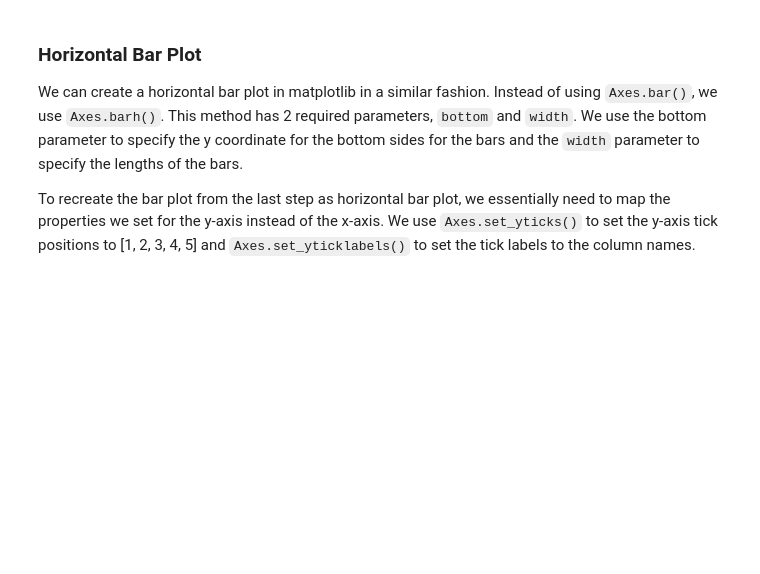
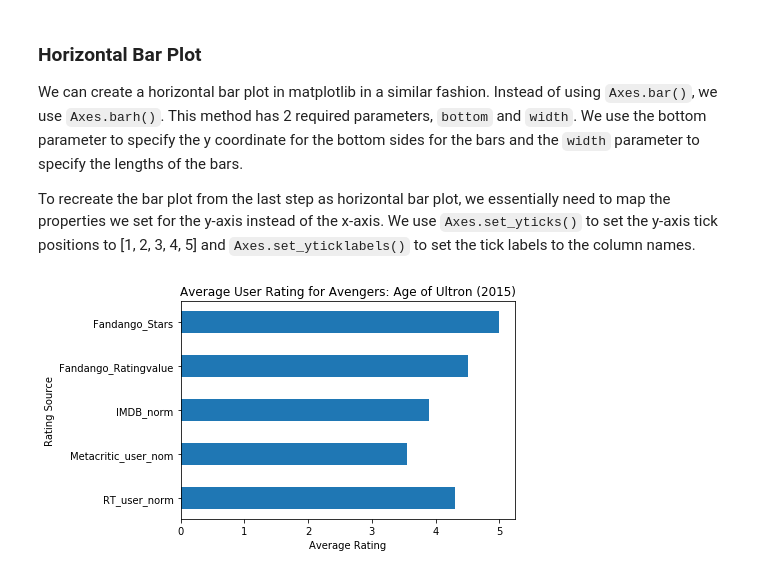
Before and after one commit to txkhaund/Dataquest_DS_path, a Jupyter notebook: Missions/2. Data Analysis and Visualization/2. Exploratory Data Visualization/3. Bar Plots And Scatter Plots.ipynb, the cells around one changed output. Saved outputs shown, nothing was run; the diff lists cells and outputs as text; code cells hidden in the pictures; blank space fills up the shorter version.

```diff
--- a/Missions/2. Data Analysis and Visualization/2. Exploratory Data Visualization/3. Bar Plots And Scatter Plots.ipynb
+++ b/Missions/2. Data Analysis and Visualization/2. Exploratory Data Visualization/3. Bar Plots And Scatter Plots.ipynb
@@ -107,16 +107,18 @@ We can create a horizontal bar plot in matplotlib in a similar fashion. Instead
 To recreate the bar plot from the last step as horizontal bar plot, we essentially need to map the properties we set for the y-axis instead of the x-axis. We use `Axes.set_yticks()` to set the y-axis tick positions to [1, 2, 3, 4, 5] and `Axes.set_yticklabels()` to set the tick labels to the column names.
 # %%
 num_cols = ["RT_user_norm", "Metacritic_user_nom", "IMDB_norm", "Fandango_Ratingvalue", "Fandango_Stars"]
-bar_heights = norm_reviews[num_cols].iloc[0].values
+bar_widths = norm_reviews[num_cols].iloc[0].values
 bar_positions = arange(5) + 1
 tick_positions = range(1,6)
 fig, ax = plt.subplots()
 
-ax.bar(bar_positions, bar_heights, 0.5)
-ax.set_xticks(tick_positions)
-ax.set_xticklabels(num_cols, rotation=90)
+ax.barh(bar_positions, bar_widths, 0.5)
+ax.set_yticks(tick_positions)
+ax.set_yticklabels(num_cols)
 
-ax.set_xlabel("Rating Source")
-ax.set_ylabel("Average Rating")
+ax.set_ylabel("Rating Source")
+ax.set_xlabel("Average Rating")
 ax.set_title("Average User Rating for Avengers: Age of Ultron (2015)")
 plt.show()
+# %% [output]
+[figure, added]
```
Also changed, not shown: parts of 4 cells of this notebook.
